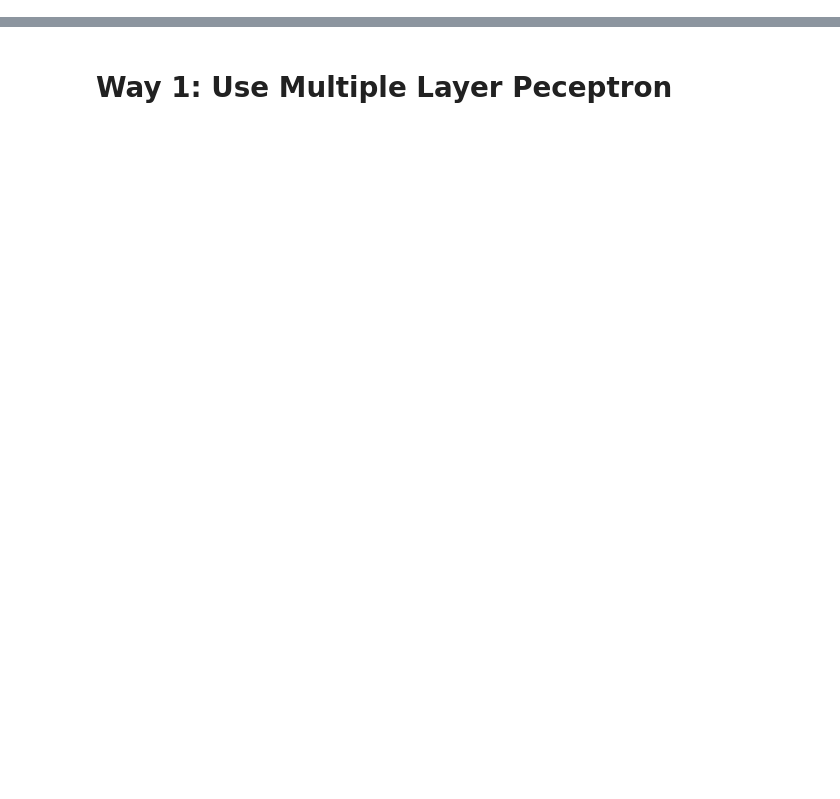
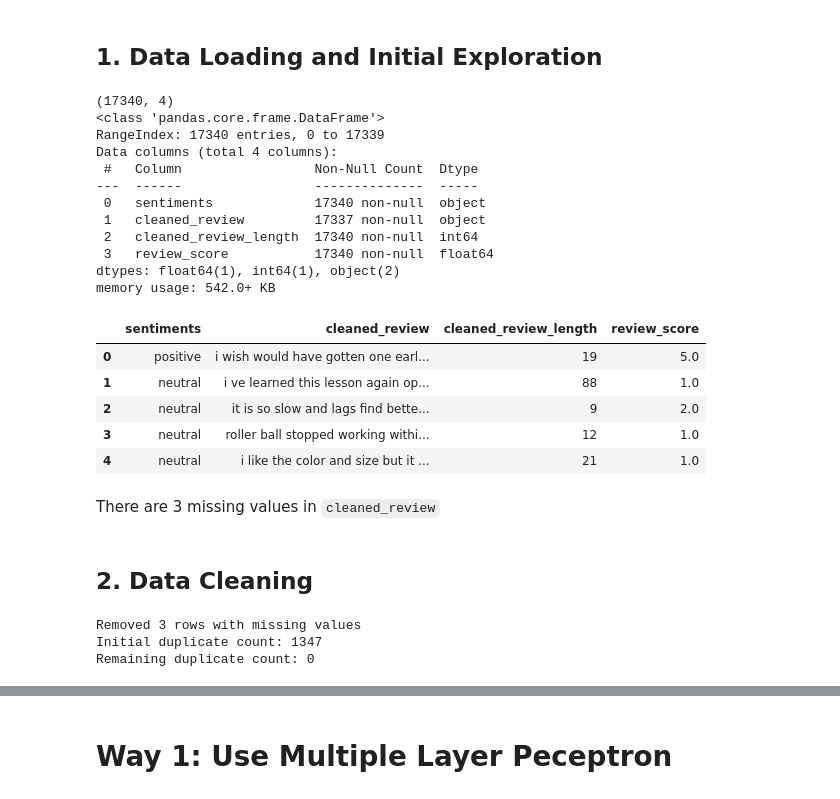
Before and after one commit to dangtna1/amazon-reviews-classification, a Jupyter notebook: main.ipynb, the cells around one changed output, grey strips where cells are left out. Drawn from its saved outputs; the diff is of its cells as text; code cells hidden in the pictures; blank space fills up the shorter version.

```diff
--- a/main.ipynb
+++ b/main.ipynb
@@ -0,0 +4,59 @@
+# %% [markdown]
+## 1. Data Loading and Initial Exploration
+# %%
+# Import libraries
+import numpy as np
+import pandas as pd
+from collections import defaultdict
+import matplotlib.pyplot as plt
+import seaborn as sns
+from wordcloud import WordCloud, STOPWORDS
+
+# Load dataset
+df = pd.read_csv("amazon_reviews.csv")
+
+# Shape of the dataset
+print(df.shape)
+
+# Information about dataset
+df.info()
+
+# First 5 rows of dataset
+df.head()
+# %% [output]
+(17340, 4)
+<class 'pandas.core.frame.DataFrame'>
+RangeIndex: 17340 entries, 0 to 17339
+Data columns (total 4 columns):
+ #   Column                 Non-Null Count  Dtype
+---  ------                 --------------  -----
+ 0   sentiments             17340 non-null  object
+ 1   cleaned_review         17337 non-null  object
+ 2   cleaned_review_length  17340 non-null  int64
+ 3   review_score           17340 non-null  float64
+dtypes: float64(1), int64(1), object(2)
+memory usage: 542.0+ KB
+|  | sentiments | cleaned_review | cleaned_review_length | review_score |
+| 0 | positive | i wish would have gotten one earl... | 19 | 5.0 |
+| 1 | neutral | i ve learned this lesson again op... | 88 | 1.0 |
+| 2 | neutral | it is so slow and lags find bette... | 9 | 2.0 |
+| 3 | neutral | roller ball stopped working withi... | 12 | 1.0 |
+| 4 | neutral | i like the color and size but it ... | 21 | 1.0 |
+# %% [markdown]
+There are 3 missing values in `cleaned_review`
+# %% [markdown]
+## 2. Data Cleaning
+# %%
+# Handle missing values
+initial_count = len(df)
+df = df.dropna(subset=["cleaned_review"])
+print(f"Removed {initial_count - len(df)} rows with missing values")
+
+# Remove duplicates
+print('Initial duplicate count:', df.duplicated().sum())
+df = df.drop_duplicates(subset=['cleaned_review', 'sentiments'])
+print('Remaining duplicate count:', df.duplicated().sum())
+# %% [output]
+Removed 3 rows with missing values
+Initial duplicate count: 1347
+Remaining duplicate count: 0
```
Also changed, not shown: parts of 17 cells of this notebook.
